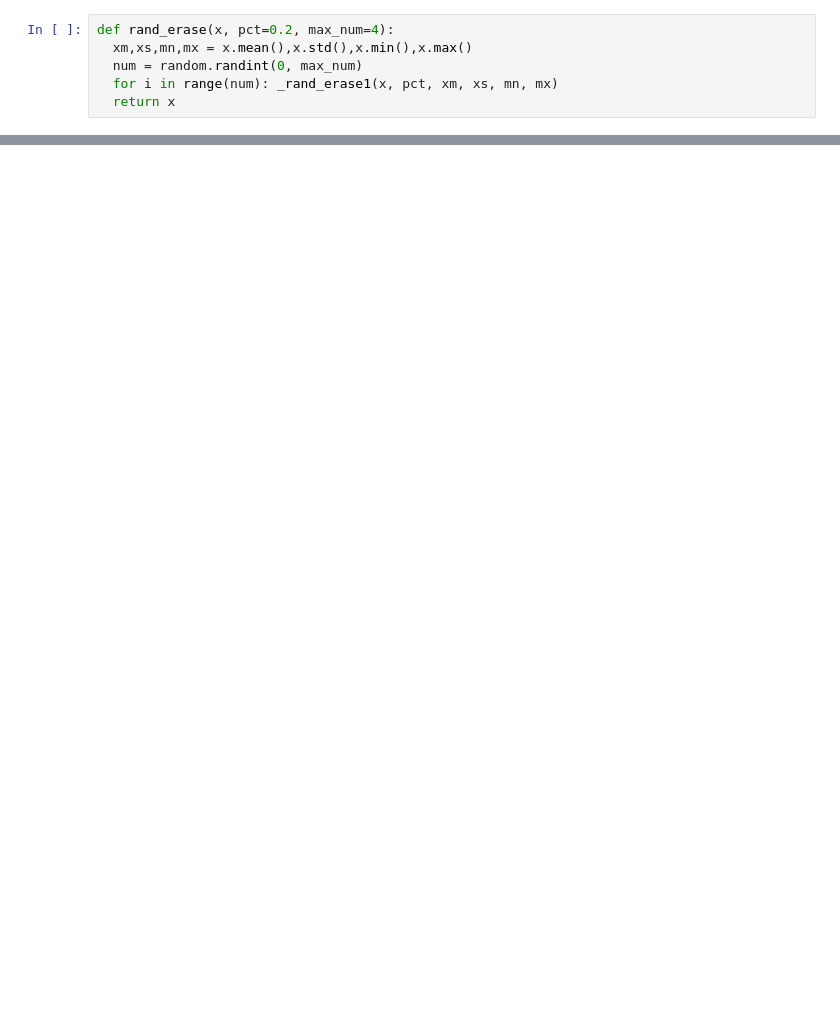
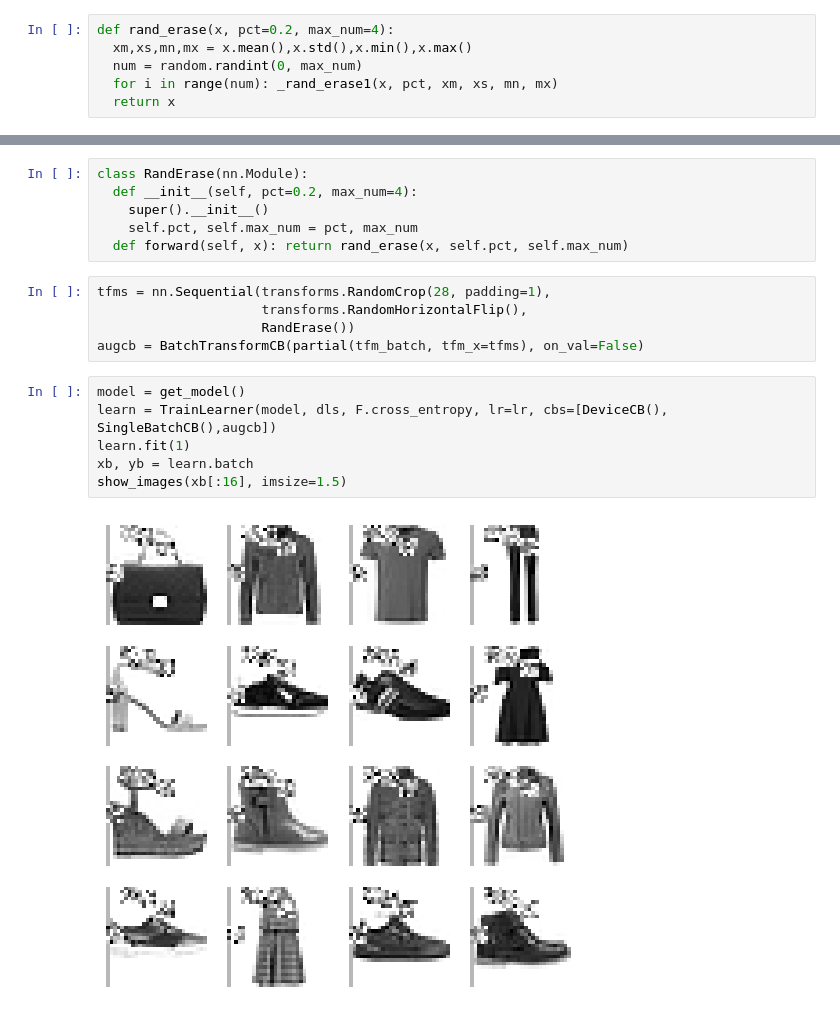
Before and after one commit to satani99/fastai_22_2, a Jupyter notebook: augmentation.ipynb, the cells around one changed output, grey strips where cells are left out. Saved outputs shown, nothing was run; the diff lists cells and outputs as text; blank space fills up the shorter version.

```diff
--- a/augmentation.ipynb
+++ b/augmentation.ipynb
@@ -456,0 +457,19 @@ show_images(xbt, imsize=1.5)
+# %%
+class RandErase(nn.Module):
+  def __init__(self, pct=0.2, max_num=4):
+    super().__init__()
+    self.pct, self.max_num = pct, max_num
+  def forward(self, x): return rand_erase(x, self.pct, self.max_num)
+# %%
+tfms = nn.Sequential(transforms.RandomCrop(28, padding=1),
+                     transforms.RandomHorizontalFlip(),
+                     RandErase())
+augcb = BatchTransformCB(partial(tfm_batch, tfm_x=tfms), on_val=False)
+# %%
+model = get_model()
+learn = TrainLearner(model, dls, F.cross_entropy, lr=lr, cbs=[DeviceCB(), SingleBatchCB(),augcb])
+learn.fit(1)
+xb, yb = learn.batch
+show_images(xb[:16], imsize=1.5)
+# %% [output]
+[figure, added]
```
Also changed, not shown: parts of 19 cells of this notebook.
